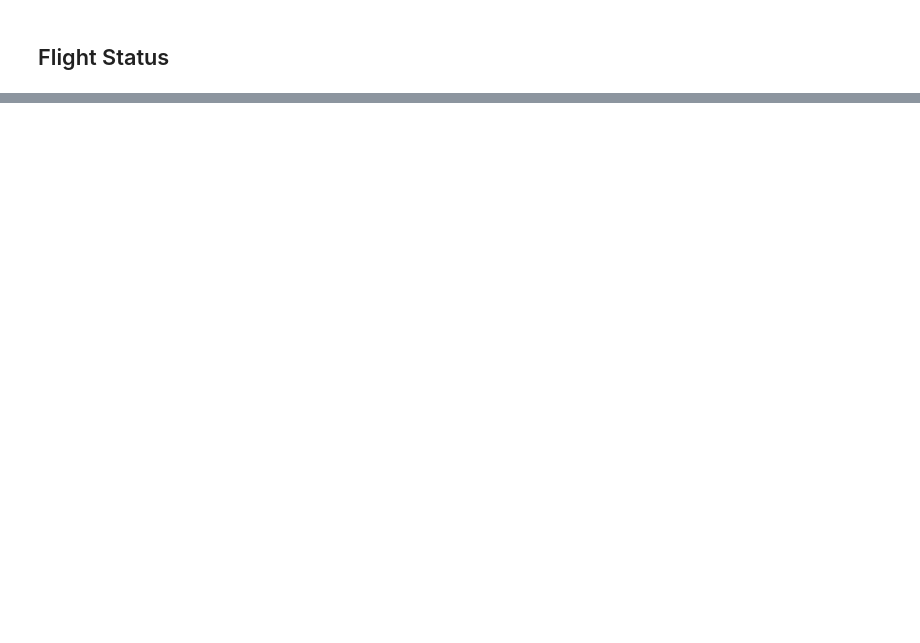
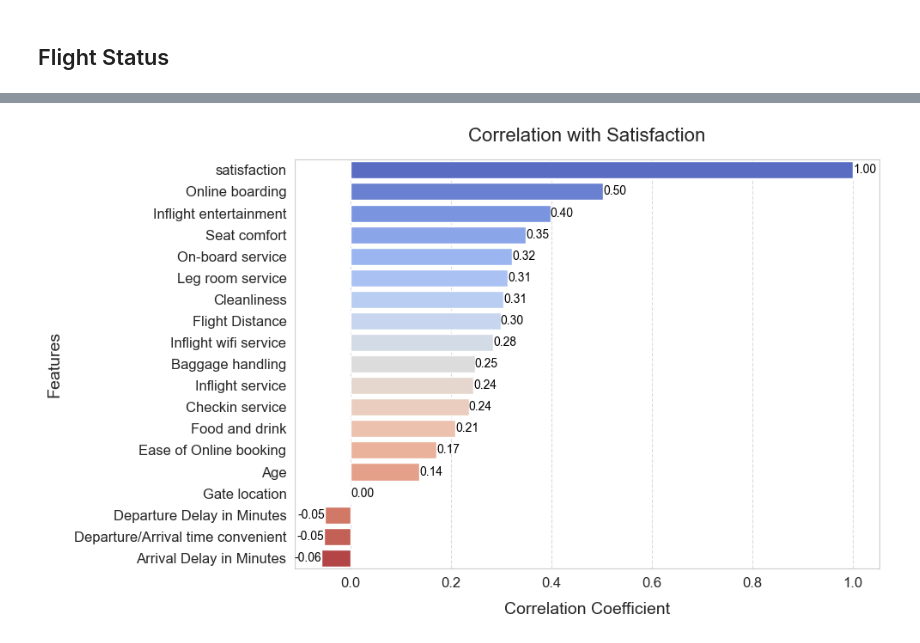
Before and after one commit to Edie-Z/AirlinePassengerSatisfaction, a Jupyter notebook: PassengerSatisfaction_Description.ipynb, the cells around one changed output, grey strips where cells are left out. Cells and saved outputs as stored; diff of their text form; code cells hidden in the pictures; blank space fills up the shorter version.

```diff
--- a/PassengerSatisfaction_Description.ipynb
+++ b/PassengerSatisfaction_Description.ipynb
@@ -449,0 +530,3 @@ plt.show()
+# %%
+correlation = numeric_data.corr()
+correlation['satisfaction'].sort_values(ascending=False)
@@ -449,0 +554,41 @@ plt.show()
+# %%
+plt.figure(figsize=(10, 6))
+
+correlation_sorted = correlation['satisfaction'].sort_values(ascending=False).reset_index()
+correlation_sorted.columns = ['Feature', 'Correlation']
+
+sns.barplot(
+    data=correlation_sorted,
+    y='Feature',
+    x='Correlation',
+    palette='coolwarm',
+    hue='Feature',
+    dodge=False
+)
+
+plt.legend([], [], frameon=False)
+
+plt.title('Correlation with Satisfaction', fontsize=16, pad=15)
+plt.xlabel('Correlation Coefficient', fontsize=14, labelpad=10)
+plt.ylabel('Features', fontsize=14, labelpad=10)
+
+plt.xticks(fontsize=12)
+plt.yticks(fontsize=12)
+
+plt.grid(axis='x', linestyle='--', alpha=0.7)
+
+for index, row in correlation_sorted.iterrows():
+    plt.text(
+        x=row['Correlation'],
+        y=index,
+        s=f"{row['Correlation']:.2f}",
+        va='center',
+        ha='left' if row['Correlation'] > 0 else 'right',
+        fontsize=10,
+        color='black'
+    )
+
+plt.tight_layout()
+plt.show()
+# %% [output]
+[figure, added]
```
Also changed, not shown: parts of 10 cells of this notebook.
